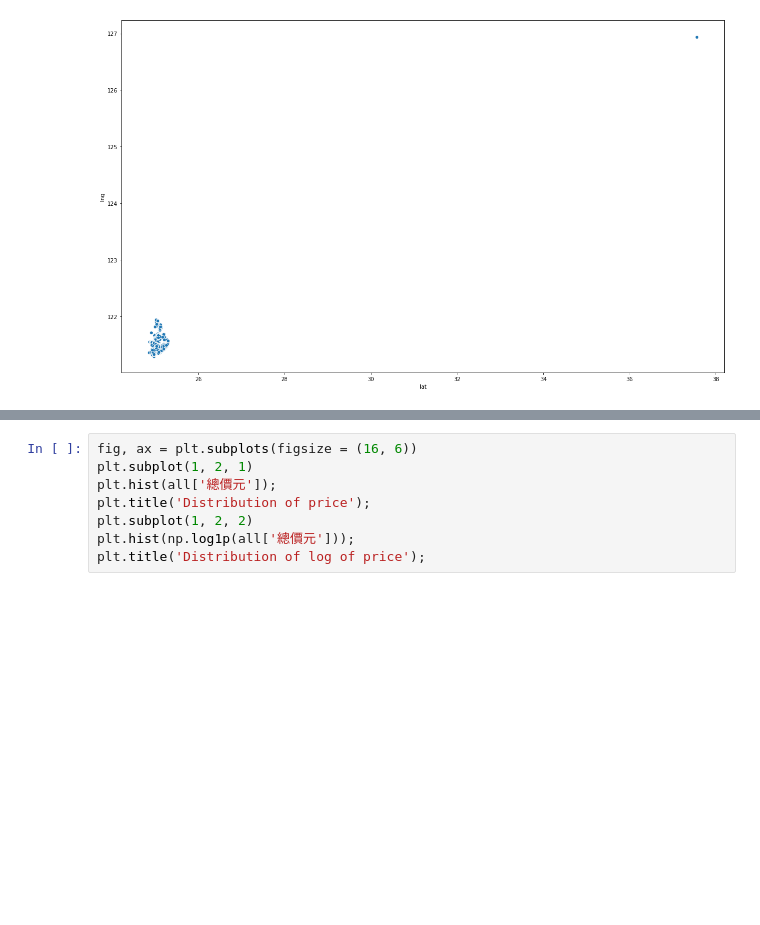
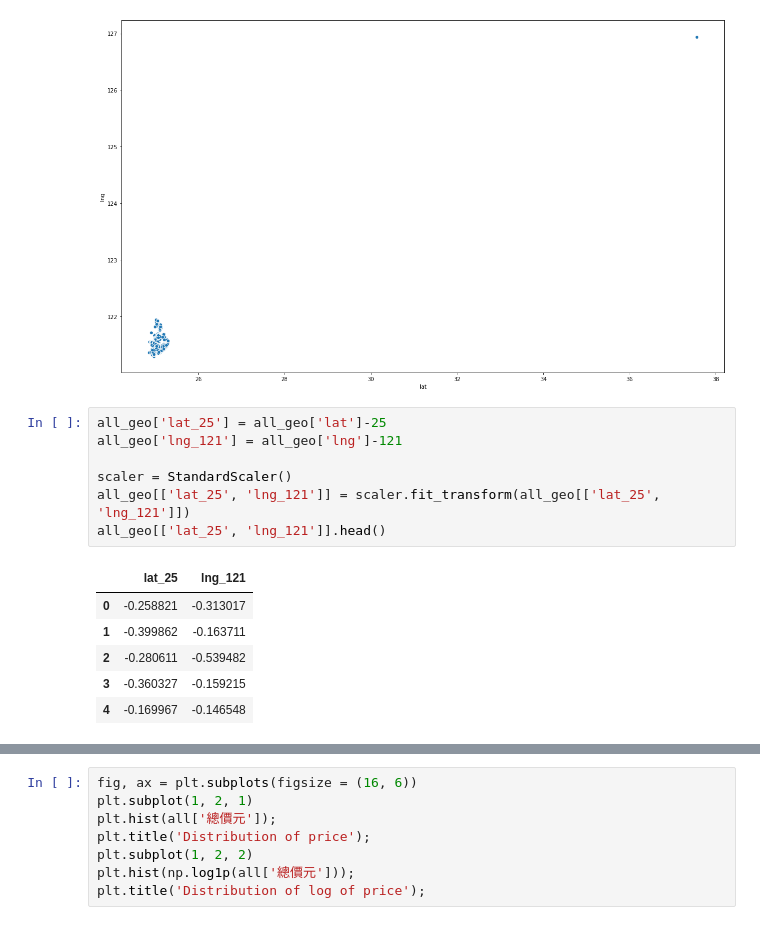
Before and after one commit to johnny12150/19-lab-summer-training, a Jupyter notebook: 0703/EDA.ipynb, the cells around one changed output, grey strips where cells are left out. Saved outputs shown, nothing was run; the diff lists cells and outputs as text; blank space fills up the shorter version.

```diff
--- a/0703/EDA.ipynb
+++ b/0703/EDA.ipynb
@@ -214,3 +214,17 @@ sns.scatterplot(x=all_geo['lat'], y=all_geo['lng'])
 plt.show()
 # %% [output]
 [figure]
+# %%
+all_geo['lat_25'] = all_geo['lat']-25
+all_geo['lng_121'] = all_geo['lng']-121
+
+scaler = StandardScaler()
+all_geo[['lat_25', 'lng_121']] = scaler.fit_transform(all_geo[['lat_25', 'lng_121']])
+all_geo[['lat_25', 'lng_121']].head()
+# %% [output]
+|  | lat_25 | lng_121 |
+| 0 | -0.258821 | -0.313017 |
+| 1 | -0.399862 | -0.163711 |
+| 2 | -0.280611 | -0.539482 |
+| 3 | -0.360327 | -0.159215 |
+| 4 | -0.169967 | -0.146548 |
```
Also changed, not shown: parts of 2 cells of this notebook, 2 other files.
